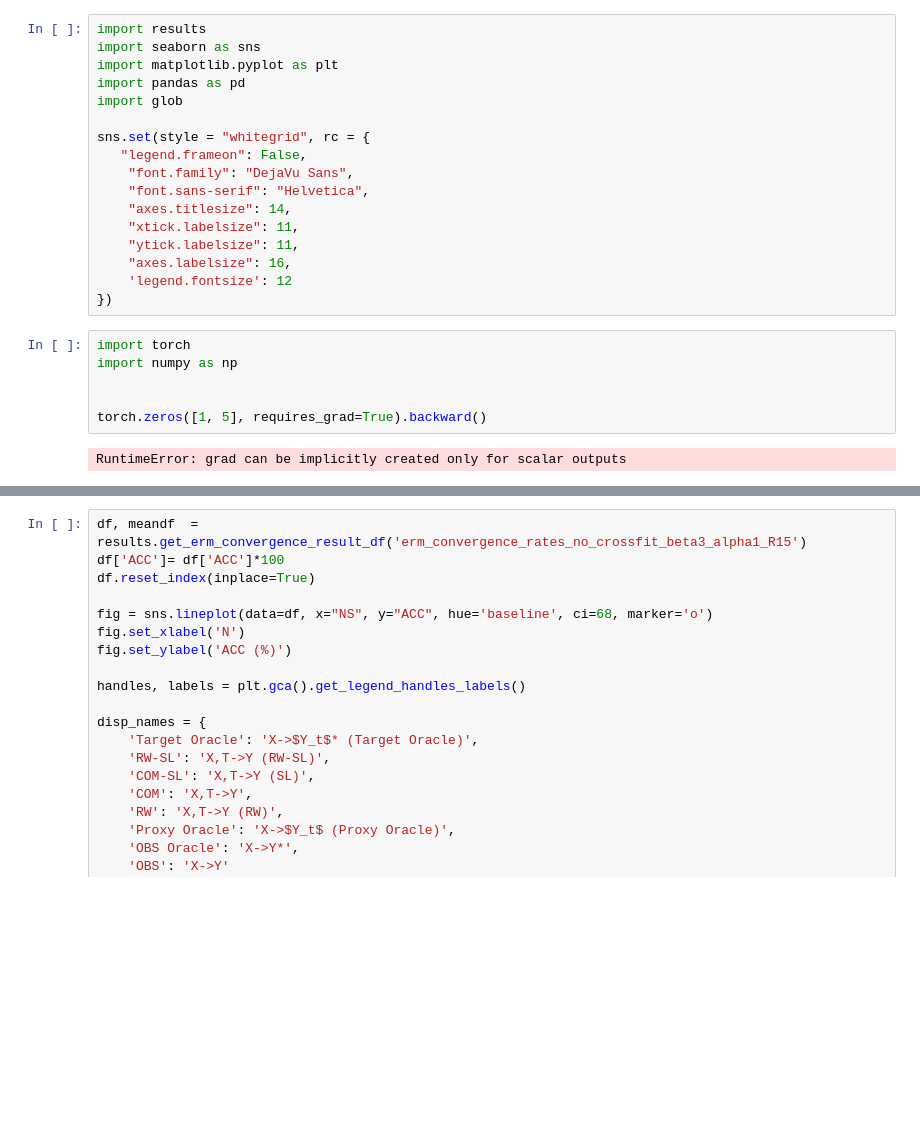
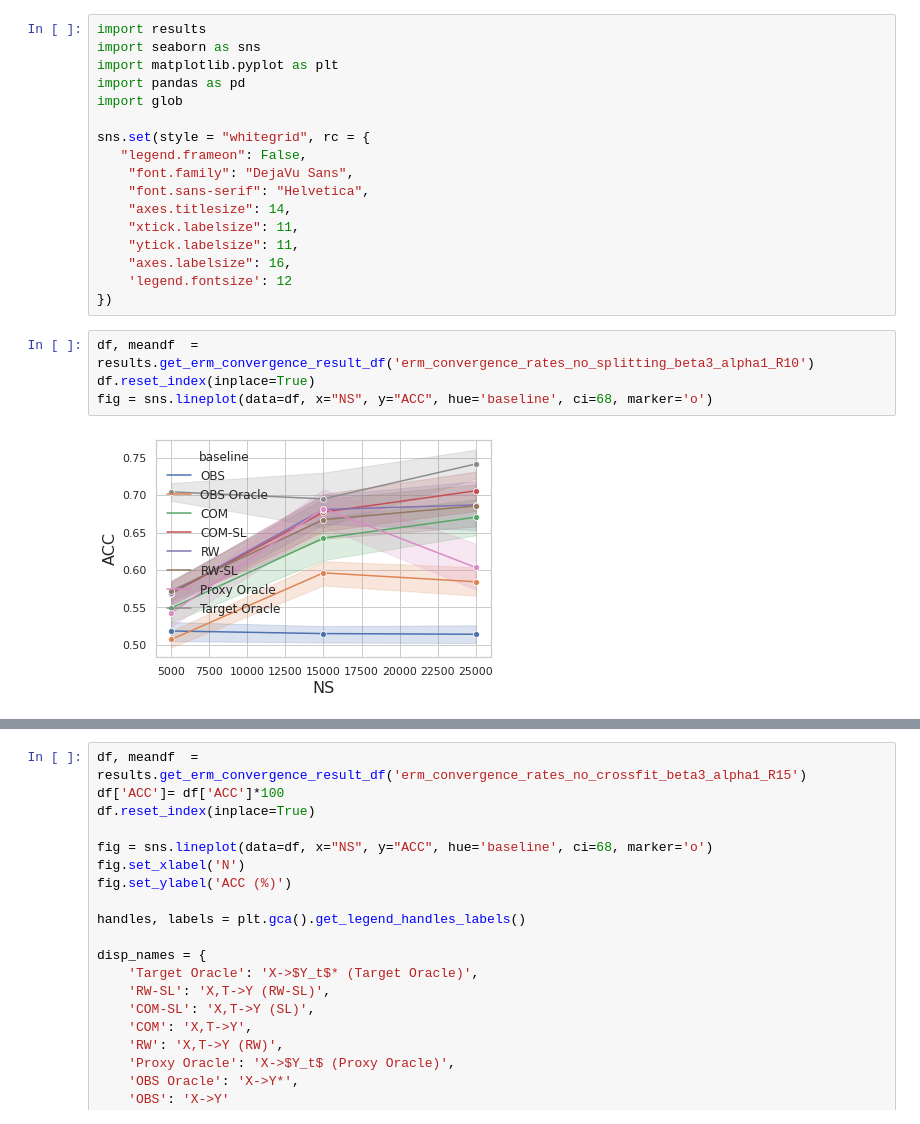
Before and after one commit to lguerdan/counterfactual-decision-support, a Jupyter notebook: notebook_results.ipynb, the cells around one changed output, grey strips where cells are left out. Saved outputs shown, nothing was run; the diff lists cells and outputs as text; blank space fills up the shorter version.

```diff
--- a/notebook_results.ipynb
+++ b/notebook_results.ipynb
@@ -15,11 +15,9 @@ sns.set(style = "whitegrid", rc = {
     "axes.labelsize": 16,
     'legend.fontsize': 12
 })
-# %%
-import torch
-import numpy as np
-
-
-torch.zeros([1, 5], requires_grad=True).backward()
-# %% [output]
-RuntimeError: grad can be implicitly created only for scalar outputs
+# %%
+df, meandf  = results.get_erm_convergence_result_df('erm_convergence_rates_no_splitting_beta3_alpha1_R10')
+df.reset_index(inplace=True)
+fig = sns.lineplot(data=df, x="NS", y="ACC", hue='baseline', ci=68, marker='o')
+# %% [output]
+[figure, added]
```
Also changed, not shown: parts of 1 cell of this notebook, 11 other files.
